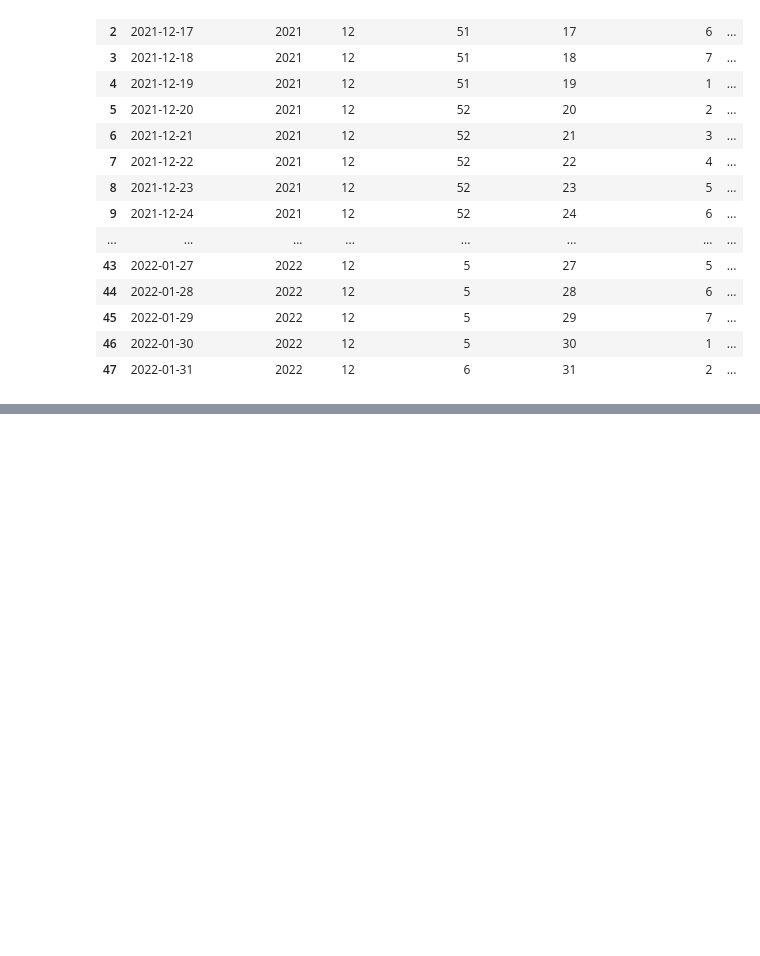
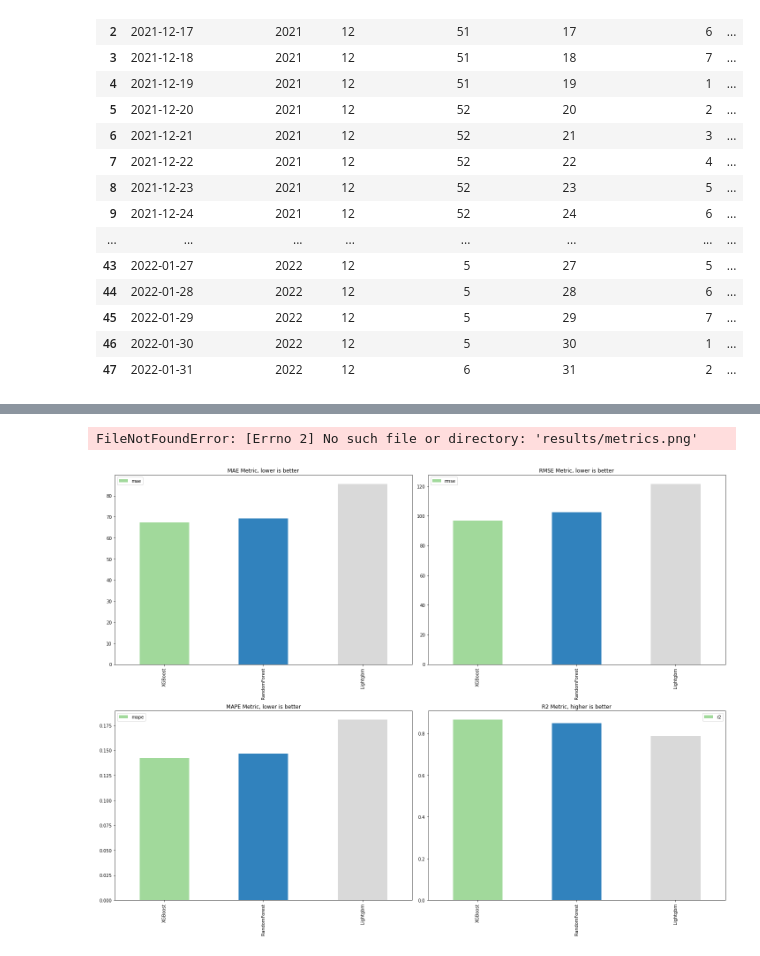
Before and after one commit to canonicalized/CallCenterForecast, a Jupyter notebook: callcenter.ipynb, the cells around one changed output, grey strips where cells are left out. Drawn from its saved outputs; the diff is of its cells as text; code cells hidden in the pictures; blank space fills up the shorter version.

```diff
--- a/callcenter.ipynb
+++ b/callcenter.ipynb
@@ -237,9 +204,13 @@ Lowest RMSE:  135.33376107398024
 # %% [markdown]
 ### LightGBM
 # %%
-lightGBM = lgb.LGBMRegressor(subsample=0.6, max_depth=20, learning_rate=0.3, colsample_bytree=0.9)
+lightGBM = lgb.LGBMRegressor()
 lightGBM.fit(x_train, y_train)
 y_pred = lightGBM.predict(x_cv)
-r2_score(y_cv, y_pred)
-#mean_squared_error(y_cv, y_pred)
+
+resultsDict['Lightgbm'] = evaluate(y_cv, y_pred)
+predictionsDict['Lightgbm'] = y_pred
+
+#r2_score(y_cv, y_pred)
+resultsDict['Lightgbm']
 # %% [output]
@@ -276,0 +268,56 @@ array([0.03568191, 0.01716947, 0.82852594, 0.06259934, 0.05602334])
+# %%
+def bar_metrics(resultsDict):
+    df = pd.DataFrame.from_dict(resultsDict)
+    colors = plt.rcParams["axes.prop_cycle"].by_key()["color"]
+    pallette = plt.cm.get_cmap("tab20c", len(df.columns))
+    colors = [pallette(x) for x in range(len(df.columns))]
+    color_dict = dict(zip(df.columns, colors))
+    fig = plt.figure(figsize=(20, 15))
+
+    # MAE plot
+    fig.add_subplot(2, 2, 1)
+    df.loc["mae"].sort_values().plot(
+        kind="bar",
+        colormap="Paired",
+        color=[color_dict.get(x, "#333333") for x in df.loc["mae"].sort_values().index],
+    )
+    plt.legend()
+    plt.title("MAE Metric, lower is better")
+    fig.add_subplot(2, 2, 2)
+    df.loc["rmse"].sort_values().plot(
+        kind="bar",
+        colormap="Paired",
+        color=[
+            color_dict.get(x, "#333333") for x in df.loc["rmse"].sort_values().index
+        ],
+    )
+    plt.legend()
+    plt.title("RMSE Metric, lower is better")
+    fig.add_subplot(2, 2, 3)
+    df.loc["mape"].sort_values().plot(
+        kind="bar",
+        colormap="Paired",
+        color=[
+            color_dict.get(x, "#333333") for x in df.loc["mape"].sort_values().index
+        ],
+    )
+    plt.legend()
+    plt.title("MAPE Metric, lower is better")
+    fig.add_subplot(2, 2, 4)
+    df.loc["r2"].sort_values(ascending=False).plot(
+        kind="bar",
+        colormap="Paired",
+        color=[
+            color_dict.get(x, "#333333")
+            for x in df.loc["r2"].sort_values(ascending=False).index
+        ],
+    )
+    plt.legend()
+    plt.title("R2 Metric, higher is better")
+    plt.tight_layout()
+    plt.savefig("results/metrics.png")
+    plt.show()
+bar_metrics(resultsDict)
+# %% [output]
+FileNotFoundError: [Errno 2] No such file or directory: 'results/metrics.png'
+[figure, added]
```
Also changed, not shown: parts of 17 cells of this notebook.
